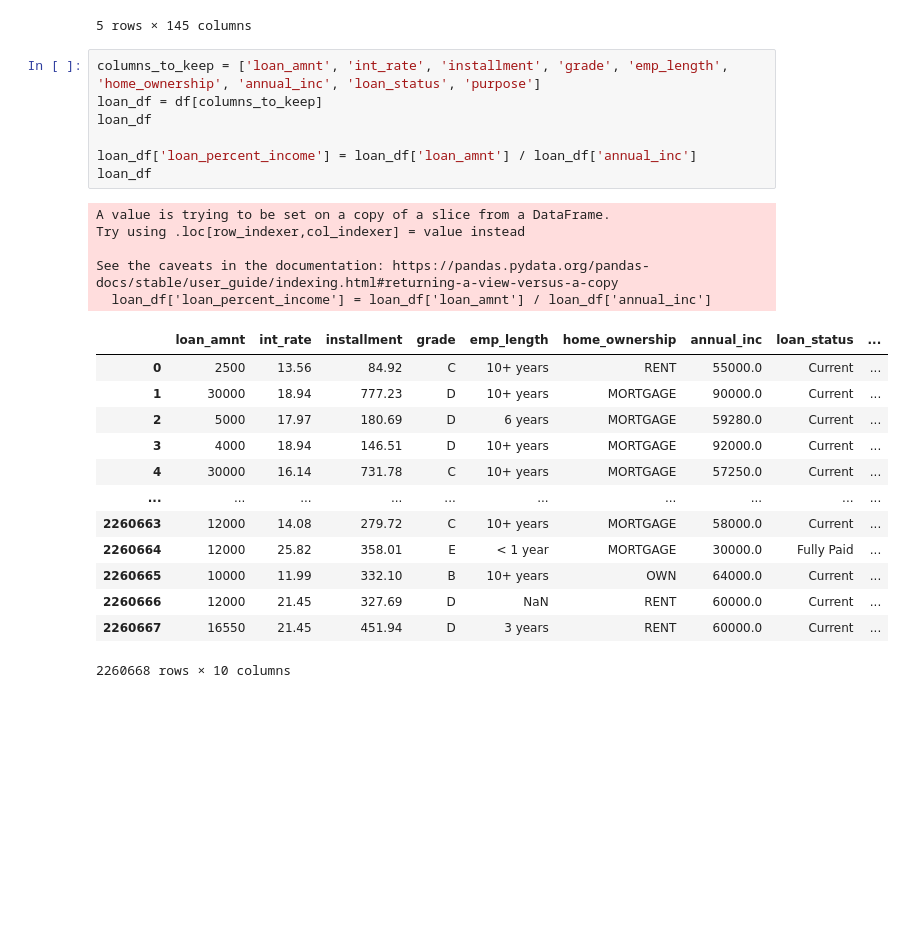
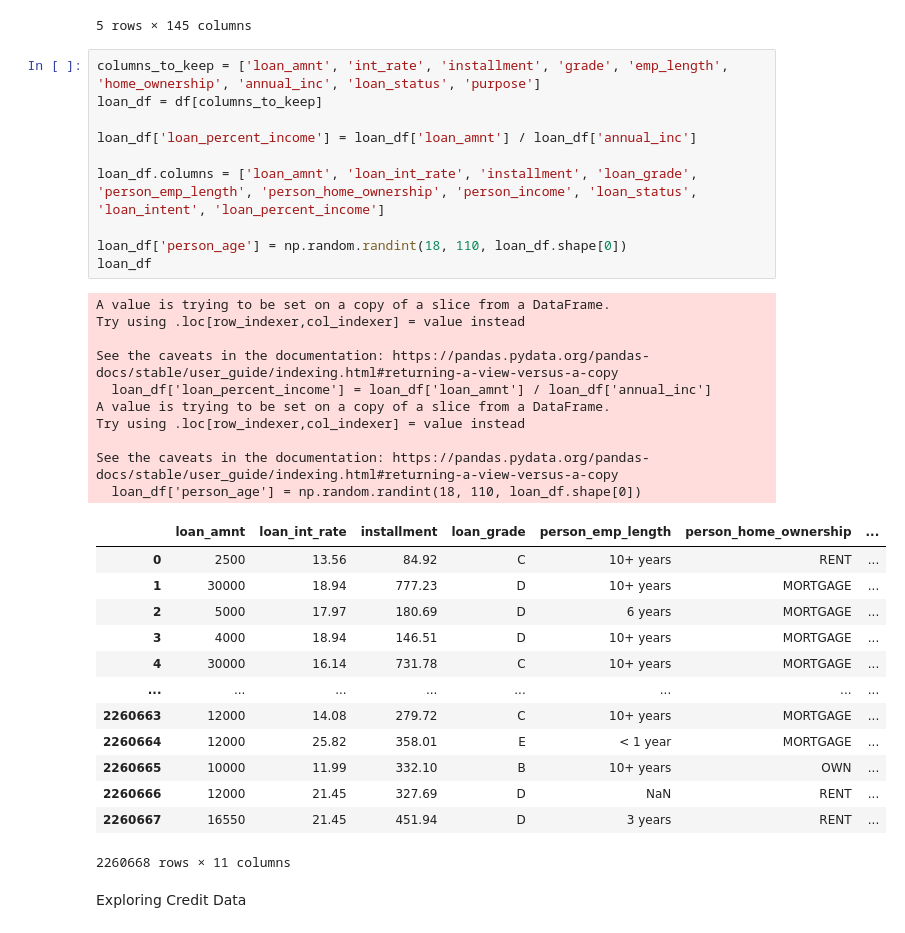
Before and after one commit to snehalsreedhar/Credit-Risk-Scoring, a Jupyter notebook: lc_loan.ipynb, the cells around one changed output. Cells and saved outputs as stored; diff of their text form; blank space fills up the shorter version.

Commit message:
cleaning credit data

```diff
--- a/lc_loan.ipynb
+++ b/lc_loan.ipynb
@@ -20,26 +23,36 @@ df.head(5)
 # %%
 columns_to_keep = ['loan_amnt', 'int_rate', 'installment', 'grade', 'emp_length', 'home_ownership', 'annual_inc', 'loan_status', 'purpose']
 loan_df = df[columns_to_keep]
-loan_df
 
 loan_df['loan_percent_income'] = loan_df['loan_amnt'] / loan_df['annual_inc']
+
+loan_df.columns = ['loan_amnt', 'loan_int_rate', 'installment', 'loan_grade', 'person_emp_length', 'person_home_ownership', 'person_income', 'loan_status', 'loan_intent', 'loan_percent_income']
+
+loan_df['person_age'] = np.random.randint(18, 110, loan_df.shape[0])
 loan_df
 # %% [output]
 A value is trying to be set on a copy of a slice from a DataFrame.
 Try using .loc[row_indexer,col_indexer] = value instead
 
 See the caveats in the documentation: https://pandas.pydata.org/pandas-docs/stable/user_guide/indexing.html#returning-a-view-versus-a-copy
   loan_df['loan_percent_income'] = loan_df['loan_amnt'] / loan_df['annual_inc']
+A value is trying to be set on a copy of a slice from a DataFrame.
+Try using .loc[row_indexer,col_indexer] = value instead
+
+See the caveats in the documentation: https://pandas.pydata.org/pandas-docs/stable/user_guide/indexing.html#returning-a-view-versus-a-copy
+  loan_df['person_age'] = np.random.randint(18, 110, loan_df.shape[0])
-|  | loan_amnt | int_rate | installment | grade | emp_length | home_ownership | annual_inc | loan_status | ... |
-| 0 | 2500 | 13.56 | 84.92 | C | 10+ years | RENT | 55000.0 | Current | ... |
-| 1 | 30000 | 18.94 | 777.23 | D | 10+ years | MORTGAGE | 90000.0 | Current | ... |
-| 2 | 5000 | 17.97 | 180.69 | D | 6 years | MORTGAGE | 59280.0 | Current | ... |
-| 3 | 4000 | 18.94 | 146.51 | D | 10+ years | MORTGAGE | 92000.0 | Current | ... |
-| 4 | 30000 | 16.14 | 731.78 | C | 10+ years | MORTGAGE | 57250.0 | Current | ... |
-| ... | ... | ... | ... | ... | ... | ... | ... | ... | ... |
-| 2260663 | 12000 | 14.08 | 279.72 | C | 10+ years | MORTGAGE | 58000.0 | Current | ... |
-| 2260664 | 12000 | 25.82 | 358.01 | E | < 1 year | MORTGAGE | 30000.0 | Fully Paid | ... |
-| 2260665 | 10000 | 11.99 | 332.10 | B | 10+ years | OWN | 64000.0 | Current | ... |
-| 2260666 | 12000 | 21.45 | 327.69 | D | NaN | RENT | 60000.0 | Current | ... |
-| 2260667 | 16550 | 21.45 | 451.94 | D | 3 years | RENT | 60000.0 | Current | ... |
+|  | loan_amnt | loan_int_rate | installment | loan_grade | person_emp_length | person_home_ownership | ... |
+| 0 | 2500 | 13.56 | 84.92 | C | 10+ years | RENT | ... |
+| 1 | 30000 | 18.94 | 777.23 | D | 10+ years | MORTGAGE | ... |
+| 2 | 5000 | 17.97 | 180.69 | D | 6 years | MORTGAGE | ... |
+| 3 | 4000 | 18.94 | 146.51 | D | 10+ years | MORTGAGE | ... |
+| 4 | 30000 | 16.14 | 731.78 | C | 10+ years | MORTGAGE | ... |
+| ... | ... | ... | ... | ... | ... | ... | ... |
+| 2260663 | 12000 | 14.08 | 279.72 | C | 10+ years | MORTGAGE | ... |
+| 2260664 | 12000 | 25.82 | 358.01 | E | < 1 year | MORTGAGE | ... |
+| 2260665 | 10000 | 11.99 | 332.10 | B | 10+ years | OWN | ... |
+| 2260666 | 12000 | 21.45 | 327.69 | D | NaN | RENT | ... |
+| 2260667 | 16550 | 21.45 | 451.94 | D | 3 years | RENT | ... |
-2260668 rows × 10 columns
+2260668 rows × 11 columns
+# %% [markdown]
+Exploring Credit Data
```
Also changed, not shown: parts of 14 cells of this notebook.
